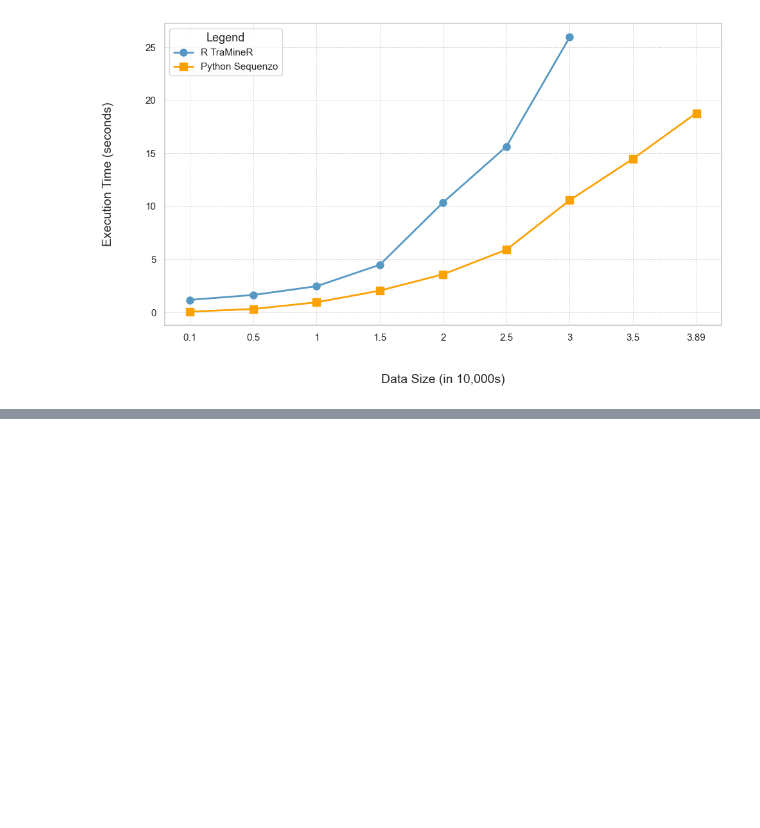
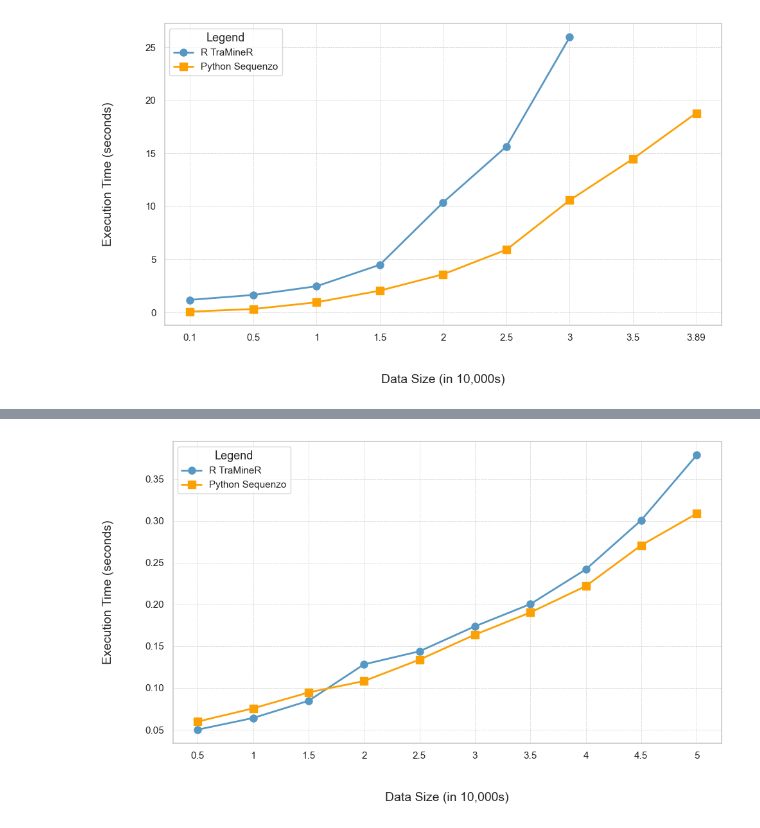
Before and after one commit to sdaza/Sequenzo, a Jupyter notebook: original_datasets_and_cleaning/xinyi_test/runtime_test.ipynb, the cells around one changed output, grey strips where cells are left out. Cells and saved outputs as stored; diff of their text form; code cells hidden in the pictures; blank space fills up the shorter version.

```diff
--- a/original_datasets_and_cleaning/xinyi_test/runtime_of_hierarchical.ipynb
+++ b/original_datasets_and_cleaning/xinyi_test/runtime_test.ipynb
@@ -168,0 +184,13 @@ getPlot(data_detailed, save_path)
+# %%
+OM_L = [0.05016158103942871, 0.06413697242736816, 0.0846967601776123, 0.12832357406616211, 0.14391852378845215, 0.17382980346679688, 0.20041872024536133, 0.2419550609588623, 0.3008418369293213, 0.3786869716644287]
+OM_S = [0.0598301887512207, 0.07566380500793457, 0.0946967601776123, 0.10832357406616211, 0.13391852378845215, 0.16382980346679688, 0.19041872024536133, 0.2219550609588623, 0.2708418369293213, 0.3086869716644287]
+
+data_detailed = {
+                    'datasize': ['0.5', '1', '1.5', '2', '2.5', '3', '3.5', '4', '4.5', '5'],
+                    'python': OM_S,
+                    'R': OM_L,
+                }
+
+getPlot(data_detailed, "D:/college/research/QiQi/sequenzo/data_and_output/test2.jpg")
+# %% [output]
+[figure, added]
```
Also changed, not shown: parts of 2 cells of this notebook, 29 other files.
